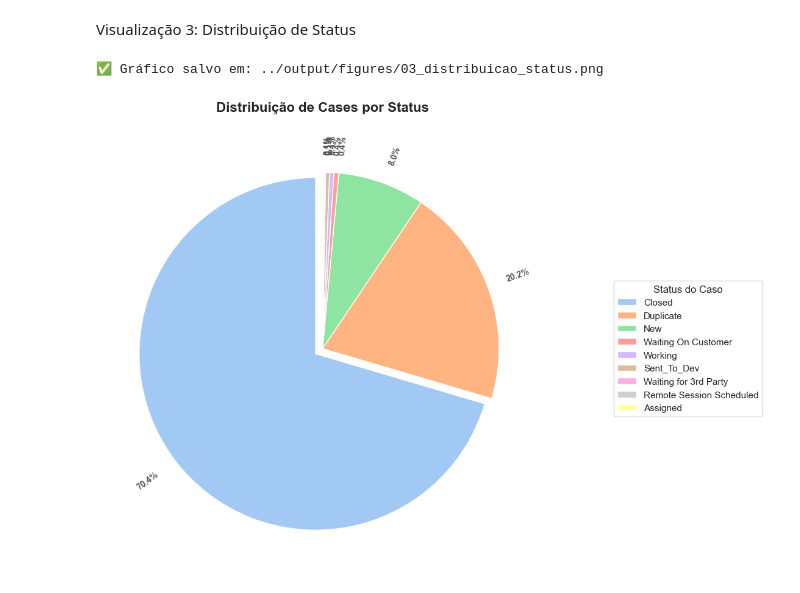
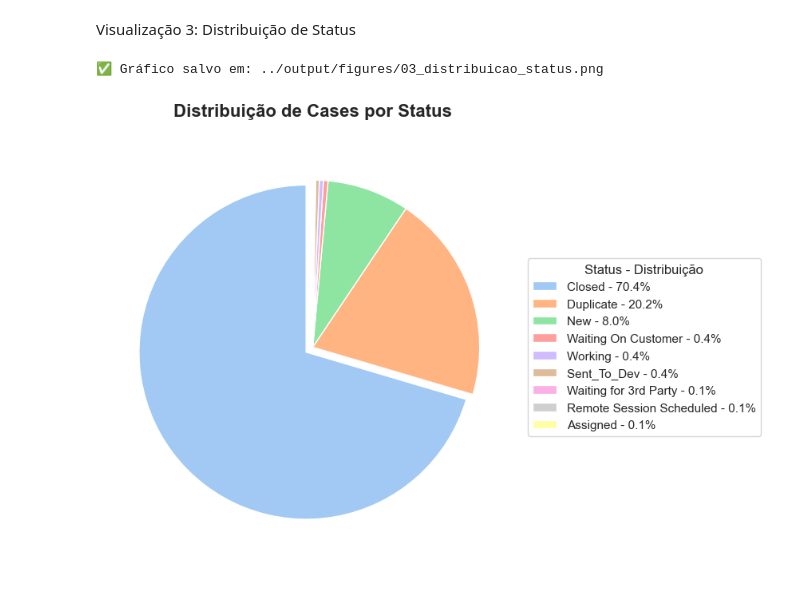
Before and after one commit to alex3ai/globalvision-challenge, a Jupyter notebook: notebooks/analysis_walkthrough.ipynb, the cells around one changed output. Cells and saved outputs as stored; diff of their text form; code cells hidden in the pictures.

```diff
--- a/notebooks/analysis_walkthrough.ipynb
+++ b/notebooks/analysis_walkthrough.ipynb
@@ -564,51 +564,45 @@ Visualização 3: Distribuição de Status
 # %%
 # Célula 14: Gráfico de Pizza - Status dos Cases
 
-plt.figure(figsize=(12, 8))
+plt.figure(figsize=(10, 6))
 
 # Definição de cores
 colors = sns.color_palette('pastel', len(df_status_metrics))
 explode = [0.05 if i == 0 else 0 for i in range(len(df_status_metrics))]
 
-# Cálculo manual das porcentagens para usar como labels rotacionados
-# Isso permite usar o parâmetro 'rotatelabels' que só funciona em labels, não em autopct
+# 1. Preparação dos Labels para a Legenda (Nome do Status + Porcentagem)
+# Iteramos sobre o dataframe para criar textos como "Closed - 85.2%"
 total = df_status_metrics['total_cases'].sum()
-percent_labels = [f'{v/total*100:.1f}%' for v in df_status_metrics['total_cases']]
+legend_labels = [f'{row.status} - {row.total_cases/total*100:.1f}%'
+                 for _, row in df_status_metrics.iterrows()]
 
-# 1. Plotagem
+# 2. Plotagem "Limpa" (Sem textos na pizza)
 patches, texts = plt.pie(
     df_status_metrics['total_cases'],
-    labels=percent_labels,      # Usamos as % como labels para poder rodar
-    labeldistance=1.1,          # Distância: 1.1 deixa fora da pizza (1.0 é a borda)
-    rotatelabels=True,          # <--- MÁGICA: Deixa o texto perpendicular (raio)
+    labels=None,      # Remove labels das fatias
+    autopct=None,     # Remove porcentagem das fatias
     colors=colors,
     explode=explode,
     startangle=90
 )
 
-# 2. Formatação dos textos das porcentagens (que agora são labels)
-for text in texts:
-    text.set_fontsize(10)
-    text.set_fontweight('bold')
-    text.set_color('#555555') # Cinza escuro para contraste suave
-
-# 3. Legenda Lateral (Mapeando as cores às categorias originais)
+# 3. Legenda Lateral Enriquecida
 plt.legend(
-    patches, # Usamos os objetos gráficos para garantir a cor certa
-    df_status_metrics['status'],
-    title="Status do Caso",
+    patches,
+    legend_labels,    # Aqui entram os textos com porcentagem
+    title="Status - Distribuição",
     loc="center left",
-    bbox_to_anchor=(1.15, 0, 0.5, 1) # Afastei um pouco mais (1.15) para dar espaço aos labels
+    bbox_to_anchor=(1, 0, 0.5, 1) # Posição lateral segura
 )
 
 plt.title('Distribuição de Cases por Status',
           fontsize=16, fontweight='bold', pad=20)
 
 plt.tight_layout()
 plt.savefig('../output/figures/03_distribuicao_status.png', dpi=300, bbox_inches='tight')
 print("✅ Gráfico salvo em: ../output/figures/03_distribuicao_status.png")
 
 plt.show()
 # %% [output]
 ✅ Gráfico salvo em: ../output/figures/03_distribuicao_status.png
-[figure, old version]
+[figure, new version]
```
Also changed, not shown: parts of 4 cells of this notebook, 1 other file.
